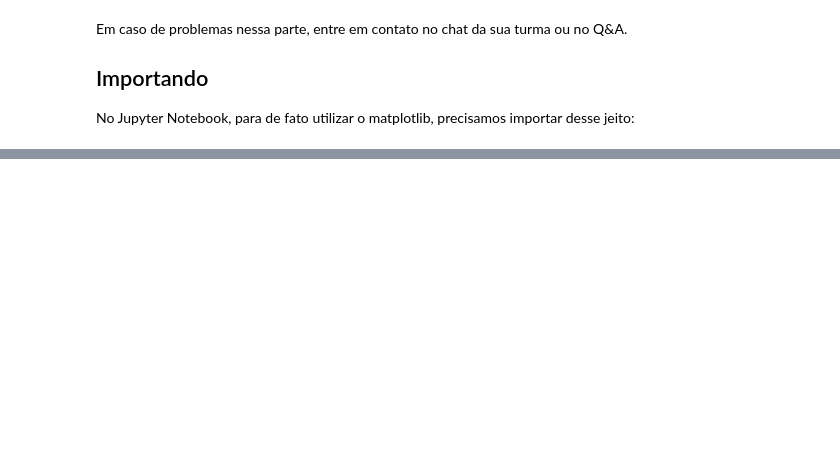
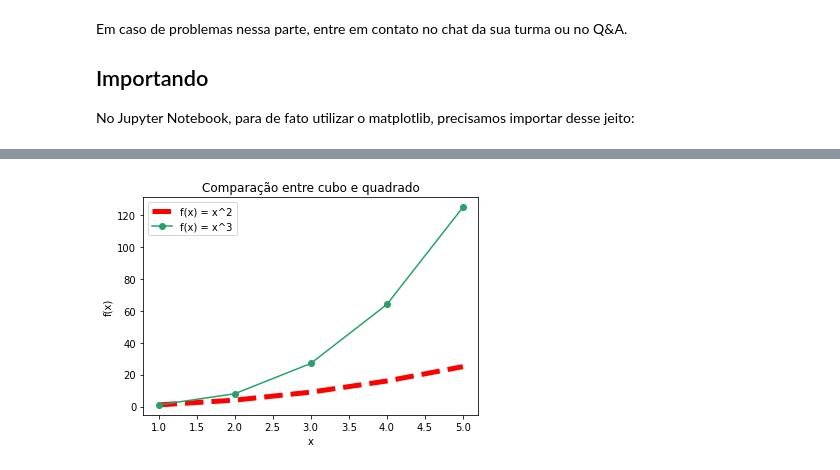
Before and after one commit to dehscardoso/lets-boti, a Jupyter notebook: 02 Técnicas de Programação II/Notebooks Resumo/01-Matplotlib.ipynb, the cells around one changed output, grey strips where cells are left out. Cells and saved outputs as stored; diff of their text form; code cells hidden in the pictures; blank space fills up the shorter version.

```diff
--- a/02 Técnicas de Programação II/Notebooks Resumo/01-Matplotlib.ipynb
+++ b/02 Técnicas de Programação II/Notebooks Resumo/01-Matplotlib.ipynb
@@ -64,0 +208,12 @@ plt.show()
+# %%
+plt.plot(x, y1, color='red', linestyle='--', linewidth=5, label='f(x) = x^2')
+plt.plot(x, y2, color='#27a16c', marker='o', label='f(x) = x^3')
+
+plt.xlabel('x')
+plt.ylabel('f(x)')
+plt.title('Comparação entre cubo e quadrado')
+
+plt.legend()
+plt.show()
+# %% [output]
+[figure, added]
```
Also changed, not shown: parts of 30 cells of this notebook, 5 other files.
